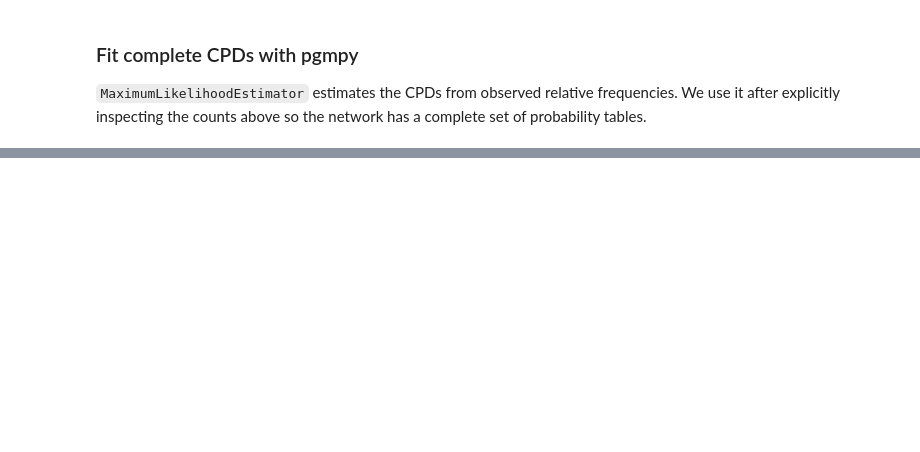
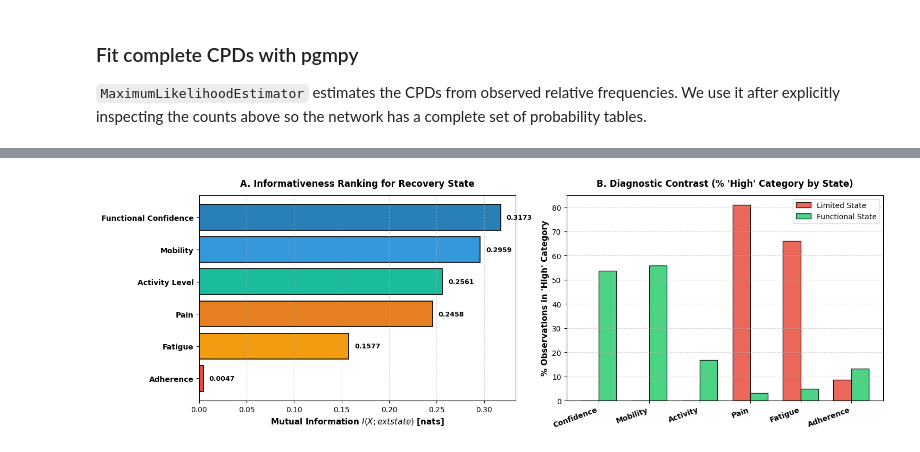
Before and after one commit to Ramyad20/Advanced-ML-patients, a Jupyter notebook: M2_G14.ipynb, the cells around one changed output, grey strips where cells are left out. Cells and saved outputs as stored; diff of their text form; code cells hidden in the pictures; blank space fills up the shorter version.

```diff
--- a/M2_G14.ipynb
+++ b/M2_G14.ipynb
@@ -708,0 +980,42 @@ A major limitation is that each patient-week is still treated independently. The
+# %%
+from sklearn.metrics import mutual_info_score
+
+observables = ["functional_confidence", "mobility", "activity", "pain", "fatigue", "adherence"]
+labels = ["Functional Confidence", "Mobility", "Activity Level", "Pain", "Fatigue", "Adherence"]
+colors = ['#2980b9', '#3498db', '#1abc9c', '#e67e22', '#f39c12', '#e74c3c']
+
+# Compute Mutual Information
+mi_vals = [mutual_info_score(disc["state"], disc[v]) for v in observables]
+
+fig, axes = plt.subplots(1, 2, figsize=(15, 5))
+
+# Panel A: Mutual Information
+y_pos = np.arange(len(observables))[::-1]
+bars = axes[0].barh(y_pos, mi_vals, color=colors, edgecolor='black', linewidth=1.2)
+axes[0].set_yticks(y_pos)
+axes[0].set_yticklabels(labels, fontweight='bold', fontsize=10)
+axes[0].set_xlabel("Mutual Information $I(X; \text{state})$ [nats]", fontweight='bold', fontsize=11)
+axes[0].set_title("A. Informativeness Ranking for Recovery State", fontweight='bold', fontsize=12, pad=12)
+axes[0].grid(axis='x', linestyle='--', alpha=0.5)
+for i, v in enumerate(mi_vals):
+    axes[0].text(v + 0.006, y_pos[i], f"{v:.4f}", va='center', fontweight='bold', fontsize=9)
+
+# Panel B: State Discrimination (% in High Category)
+high_limited = [pd.crosstab(disc["state"], disc[v], normalize="index").loc["Limited", "High"] * 100 for v in observables]
+high_functional = [pd.crosstab(disc["state"], disc[v], normalize="index").loc["Functional", "High"] * 100 for v in observables]
+
+x = np.arange(len(observables))
+width = 0.35
+axes[1].bar(x - width/2, high_limited, width, label='Limited State', color='#e74c3c', edgecolor='black', alpha=0.85)
+axes[1].bar(x + width/2, high_functional, width, label='Functional State', color='#2ecc71', edgecolor='black', alpha=0.85)
+axes[1].set_ylabel("% Observations in 'High' Category", fontweight='bold', fontsize=11)
+axes[1].set_title("B. Diagnostic Contrast (% 'High' Category by State)", fontweight='bold', fontsize=12, pad=12)
+axes[1].set_xticks(x)
+axes[1].set_xticklabels(["Confidence", "Mobility", "Activity", "Pain", "Fatigue", "Adherence"], rotation=20, ha='right', fontweight='bold')
+axes[1].legend(frameon=True, fontsize=10)
+axes[1].grid(axis='y', linestyle='--', alpha=0.5)
+
+plt.tight_layout()
+plt.show()
+# %% [output]
+[figure, added]
```
Also changed, not shown: parts of 42 cells of this notebook, 1 other file.
